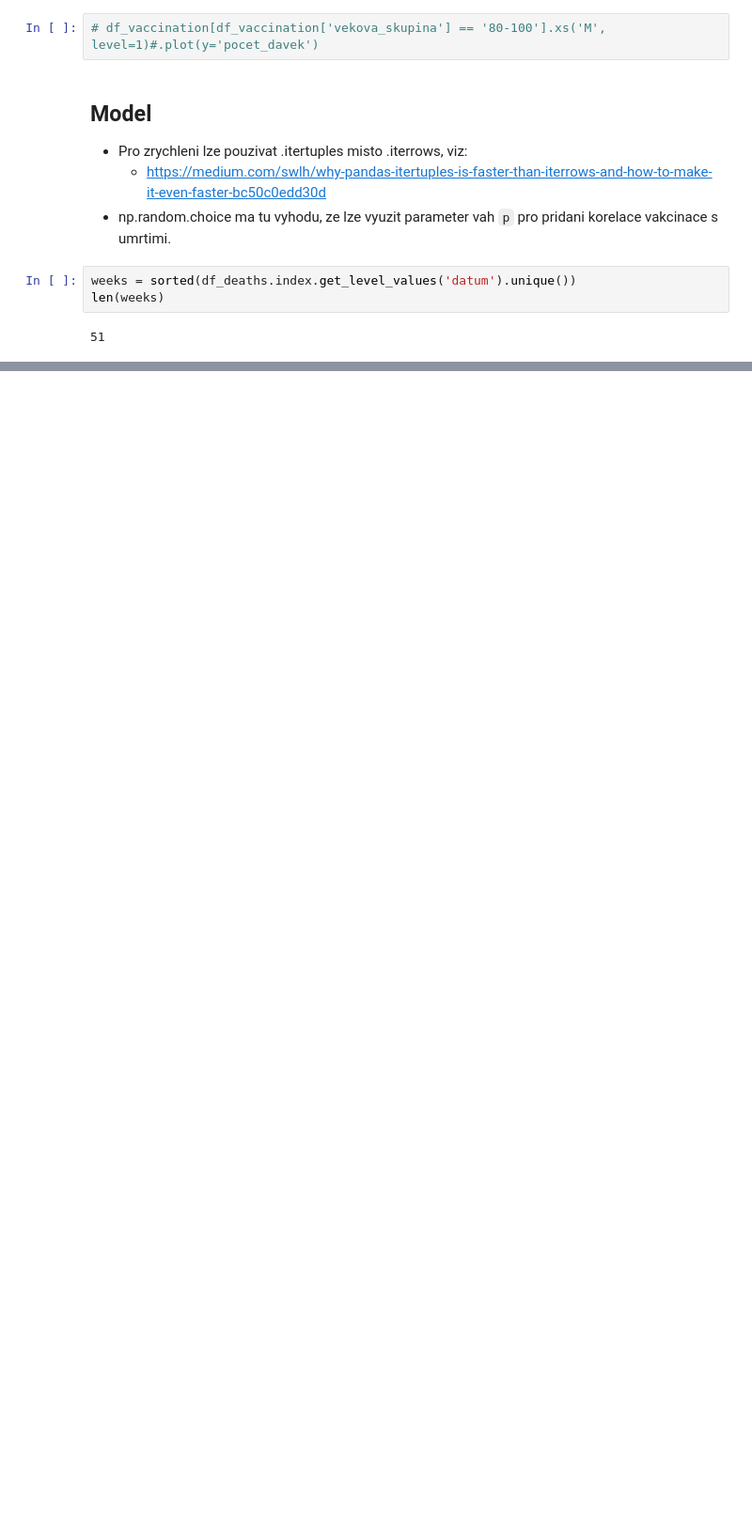
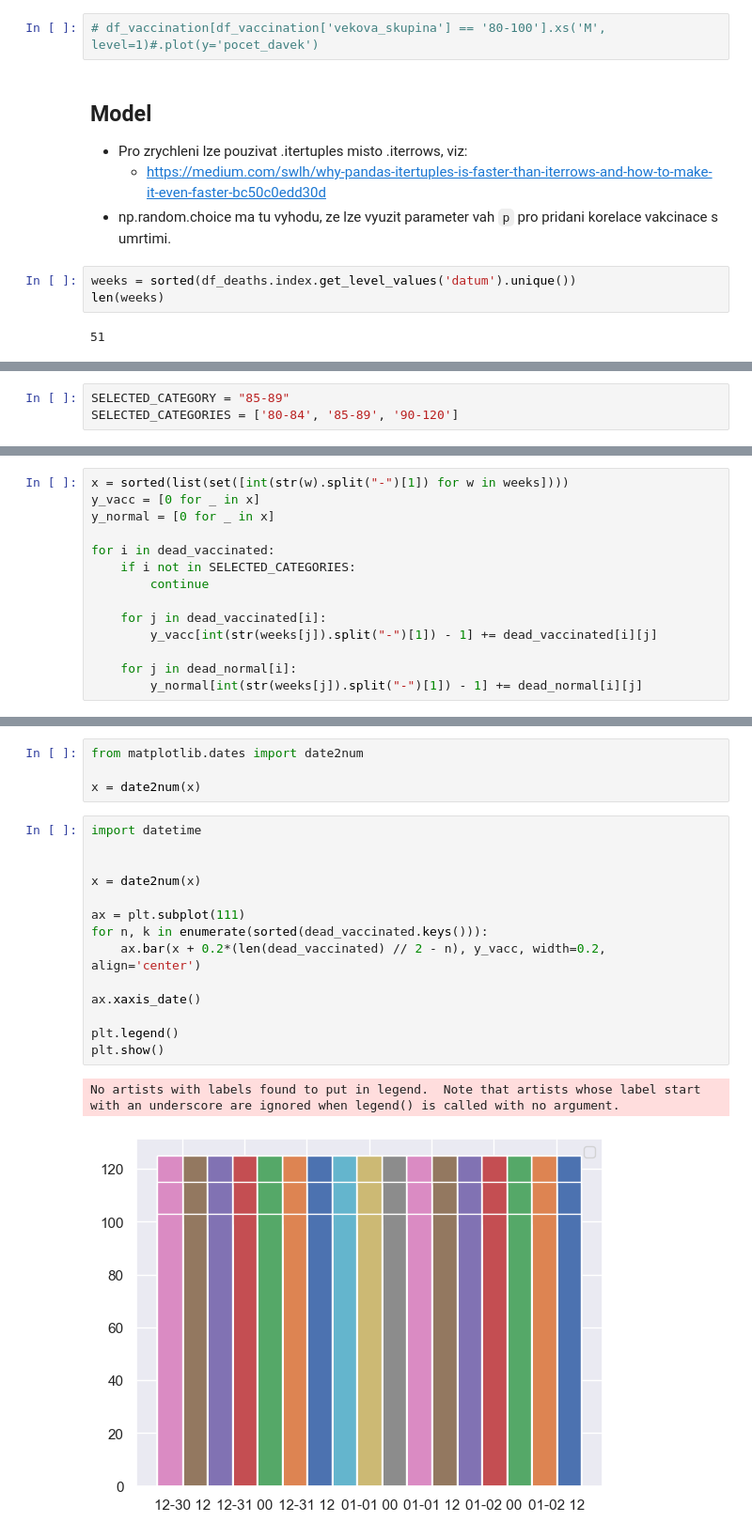
Before and after one commit to PalackyUniversity/nobel-model, a Jupyter notebook: main.ipynb, the cells around one changed output, grey strips where cells are left out. Shown at 94% size. Cells and saved outputs as stored; diff of their text form; blank space fills up the shorter version.

```diff
--- a/main.ipynb
+++ b/main.ipynb
@@ -287,0 +329,3 @@ Wall time: 1.06 ms
+# %%
+SELECTED_CATEGORY = "85-89"
+SELECTED_CATEGORIES = ['80-84', '85-89', '90-120']
@@ -287,0 +344,14 @@ Wall time: 1.06 ms
+# %%
+x = sorted(list(set([int(str(w).split("-")[1]) for w in weeks])))
+y_vacc = [0 for _ in x]
+y_normal = [0 for _ in x]
+
+for i in dead_vaccinated:
+    if i not in SELECTED_CATEGORIES:
+        continue
+
+    for j in dead_vaccinated[i]:
+        y_vacc[int(str(weeks[j]).split("-")[1]) - 1] += dead_vaccinated[i][j]
+
+    for j in dead_normal[i]:
+        y_normal[int(str(weeks[j]).split("-")[1]) - 1] += dead_normal[i][j]
@@ -287,0 +362,21 @@ Wall time: 1.06 ms
+# %%
+from matplotlib.dates import date2num
+
+x = date2num(x)
+# %%
+import datetime
+
+
+x = date2num(x)
+
+ax = plt.subplot(111)
+for n, k in enumerate(sorted(dead_vaccinated.keys())):
+    ax.bar(x + 0.2*(len(dead_vaccinated) // 2 - n), y_vacc, width=0.2, align='center')
+
+ax.xaxis_date()
+
+plt.legend()
+plt.show()
+# %% [output]
+No artists with labels found to put in legend.  Note that artists whose label start with an underscore are ignored when legend() is called with no argument.
+[figure, added]
```
Also changed, not shown: parts of 22 cells of this notebook.
